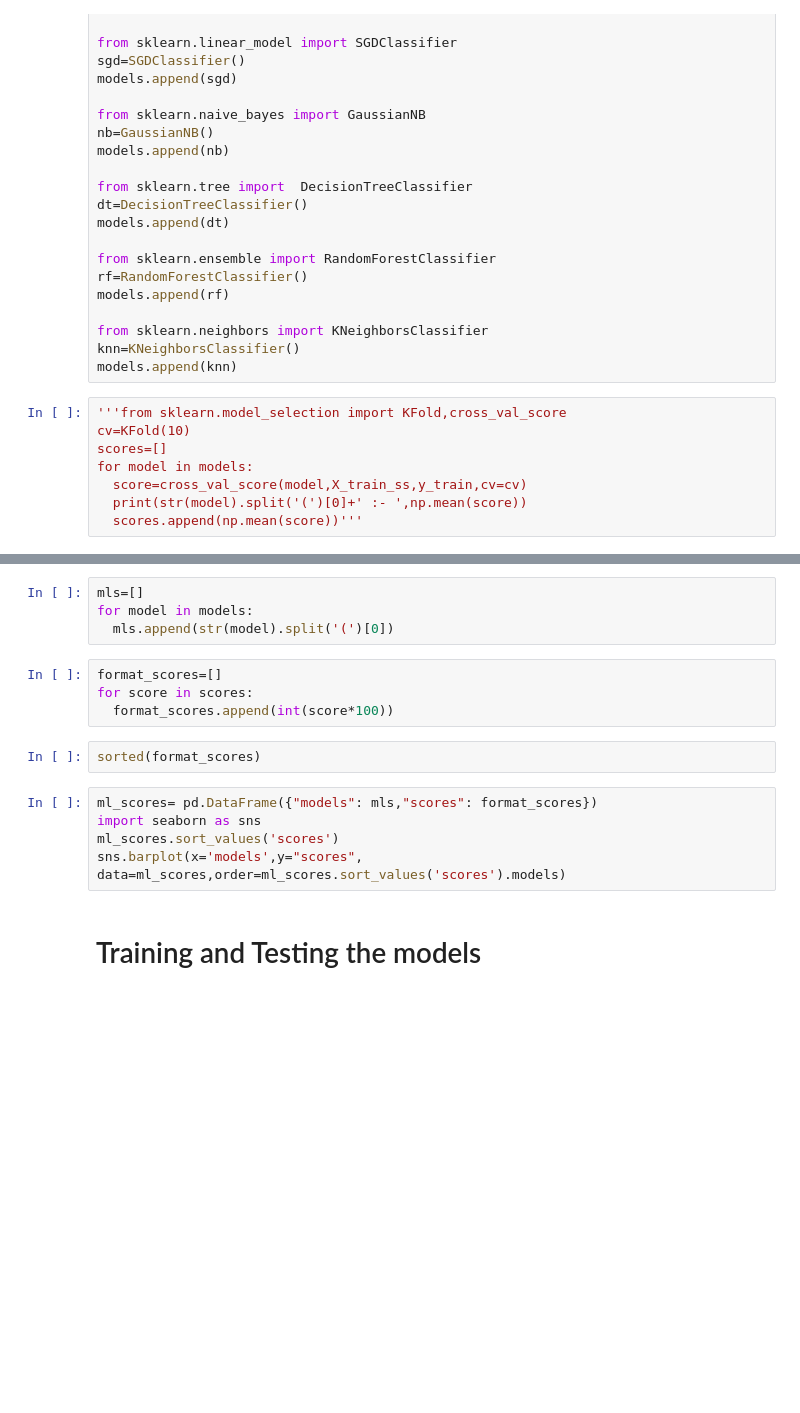
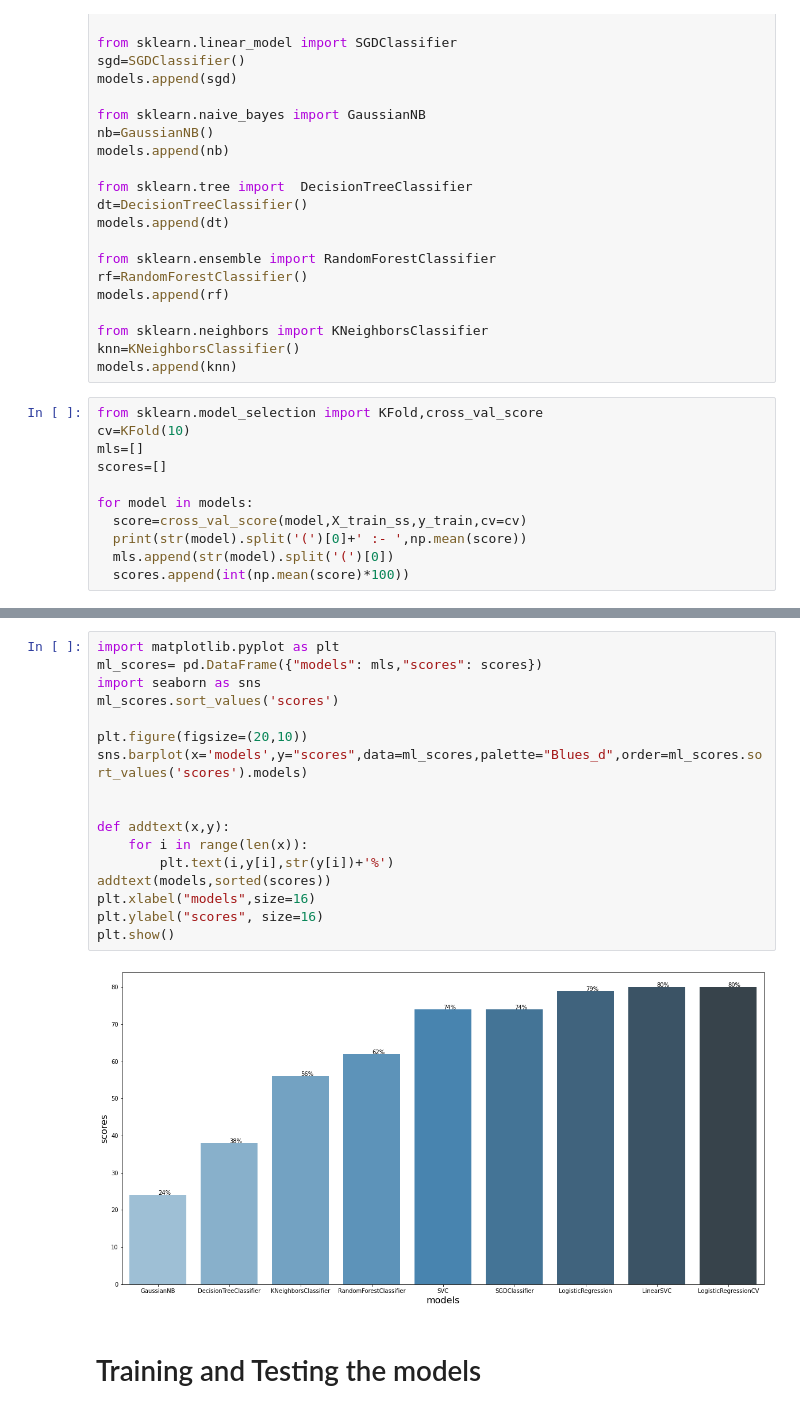
Before and after one commit to bhargav1010/NTC_project, a Jupyter notebook: Final_NTC.ipynb, the cells around one changed output, grey strips where cells are left out. Cells and saved outputs as stored; diff of their text form; blank space fills up the shorter version.

```diff
--- a/Final_NTC.ipynb
+++ b/Final_NTC.ipynb
@@ -351,10 +356,13 @@ from sklearn.neighbors import KNeighborsClassifier
 knn=KNeighborsClassifier()
 models.append(knn)
 # %%
-'''from sklearn.model_selection import KFold,cross_val_score
+from sklearn.model_selection import KFold,cross_val_score
 cv=KFold(10)
+mls=[]
 scores=[]
+
 for model in models:
   score=cross_val_score(model,X_train_ss,y_train,cv=cv)
   print(str(model).split('(')[0]+' :- ',np.mean(score))
-  scores.append(np.mean(score))'''
+  mls.append(str(model).split('(')[0])
+  scores.append(int(np.mean(score)*100))
@@ -361,18 +379,22 @@ for model in models:
-# %%
-mls=[]
-for model in models:
-  mls.append(str(model).split('(')[0])
-# %%
-format_scores=[]
-for score in scores:
-  format_scores.append(int(score*100))
-# %%
-sorted(format_scores)
 # %%
-ml_scores= pd.DataFrame({"models": mls,"scores": format_scores})
+import matplotlib.pyplot as plt
+ml_scores= pd.DataFrame({"models": mls,"scores": scores})
 import seaborn as sns
 ml_scores.sort_values('scores')
-sns.barplot(x='models',y="scores", data=ml_scores,order=ml_scores.sort_values('scores').models)
+
+plt.figure(figsize=(20,10))
+sns.barplot(x='models',y="scores",data=ml_scores,palette="Blues_d",order=ml_scores.sort_values('scores').models)
+
+
+def addtext(x,y):
+    for i in range(len(x)):
+        plt.text(i,y[i],str(y[i])+'%')
+addtext(models,sorted(scores))
+plt.xlabel("models",size=16)
+plt.ylabel("scores", size=16)
+plt.show()
+# %% [output]
+[figure, added]
 # %% [markdown]
 # Training and Testing the models
 # %%
```
Also changed, not shown: parts of 11 cells of this notebook.
